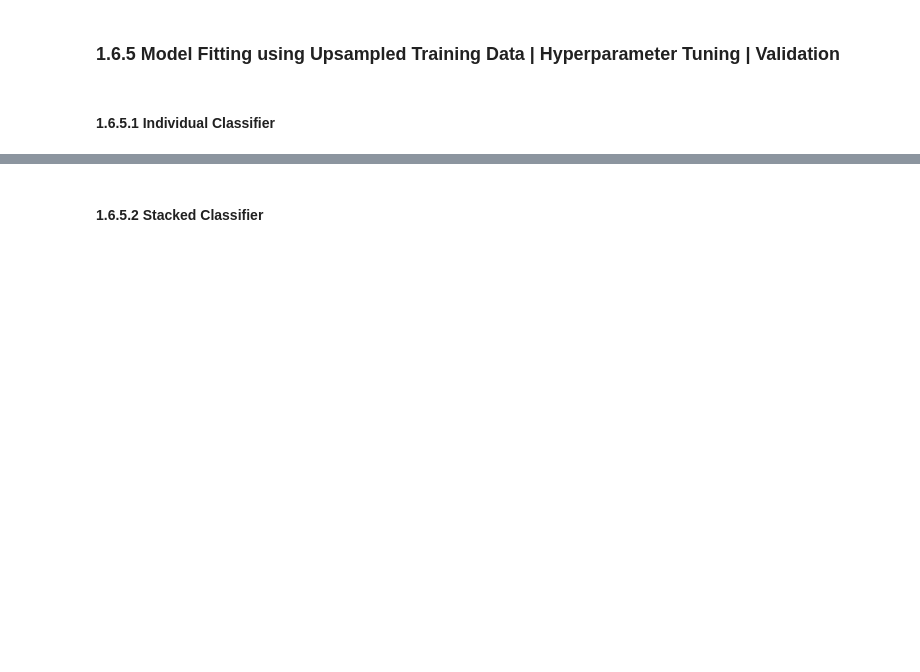
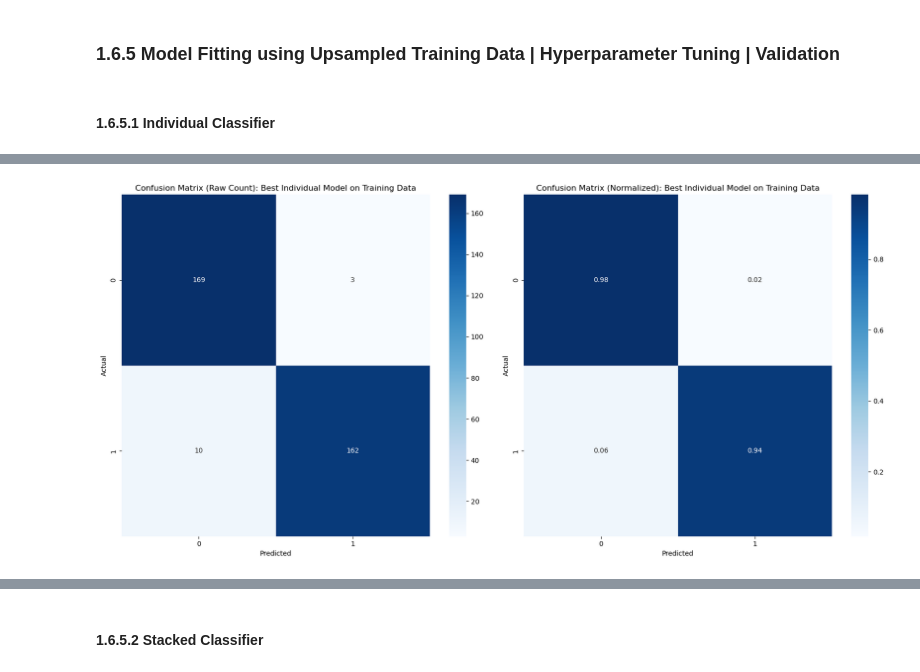
Before and after one commit to JohnPaulinePineda/Portfolio_Project_54, a Jupyter notebook: codes/EstimatingLungCancerProbabilitiesFromDemographicFactorsAndBehavioralIndicators.ipynb, the cells around one changed output, grey strips where cells are left out. Drawn from its saved outputs; the diff is of its cells as text; code cells hidden in the pictures; blank space fills up the shorter version.

```diff
--- a/codes/EstimatingLungCancerProbabilitiesFromDemographicFactorsAndBehavioralIndicators.ipynb
+++ b/codes/EstimatingLungCancerProbabilitiesFromDemographicFactorsAndBehavioralIndicators.ipynb
@@ -1171,9 +1232,8 @@ individual_unbalanced_class_grid_search = GridSearchCV(estimator=individual_pipe
 # including the regularization penalties
 # and class weights for unbalanced class
 ##################################
-individual_balanced_class_hyperparameter_grid = {'individual_model__penalty': ['l1', 'l2', 'elasticnet', 'none'],
-                                                 'individual_model__l1_ratio': [0.25, 0.50, 0.75],
-                                                 'individual_model__class_weight': ['none']}
+individual_balanced_class_hyperparameter_grid = {'individual_model__penalty': ['l1', 'l2', None],
+                                                 'individual_model__class_weight': [None]}
 # %%
 ##################################
 # Setting up the GridSearchCV with 5-fold cross-validation
@@ -1636,3 +1692,9 @@ joblib.dump(stacked_unbalanced_class_best_model_original,
 ### 1.6.5 Model Fitting using Upsampled Training Data | Hyperparameter Tuning | Validation <a class="anchor" id="1.6.5"></a>
 # %% [markdown]
 #### 1.6.5.1 Individual Classifier <a class="anchor" id="1.6.5.1"></a>
+# %%
+##################################
+# Fitting the model on the
+# upsampled training data
+##################################
+individual_balanced_class_grid_search.fit(X_train_smote, y_train_smote)
@@ -1638,0 +1712,5 @@ joblib.dump(stacked_unbalanced_class_best_model_original,
+# %%
+##################################
+# Identifying the best model
+##################################
+individual_balanced_class_best_model_upsampled = individual_balanced_class_grid_search.best_estimator_
@@ -1638,0 +1756,21 @@ joblib.dump(stacked_unbalanced_class_best_model_original,
+# %%
+##################################
+# Formulating the raw and normalized
+# confusion matrices
+# from the training data
+##################################
+cm_raw = confusion_matrix(y_train_smote, individual_balanced_class_best_model_upsampled.predict(X_train_smote))
+cm_normalized = confusion_matrix(y_train_smote, individual_balanced_class_best_model_upsampled.predict(X_train_smote), normalize='true')
+fig, ax = plt.subplots(1, 2, figsize=(17, 8))
+sns.heatmap(cm_raw, annot=True, fmt='d', cmap='Blues', ax=ax[0])
+ax[0].set_title('Confusion Matrix (Raw Count): Best Individual Model on Training Data')
+ax[0].set_xlabel('Predicted')
+ax[0].set_ylabel('Actual')
+sns.heatmap(cm_normalized, annot=True, fmt='.2f', cmap='Blues', ax=ax[1])
+ax[1].set_title('Confusion Matrix (Normalized): Best Individual Model on Training Data')
+ax[1].set_xlabel('Predicted')
+ax[1].set_ylabel('Actual')
+plt.tight_layout()
+plt.show()
+# %% [output]
+[figure, added]
```
Also changed, not shown: parts of 44 cells of this notebook, 10 other files.
